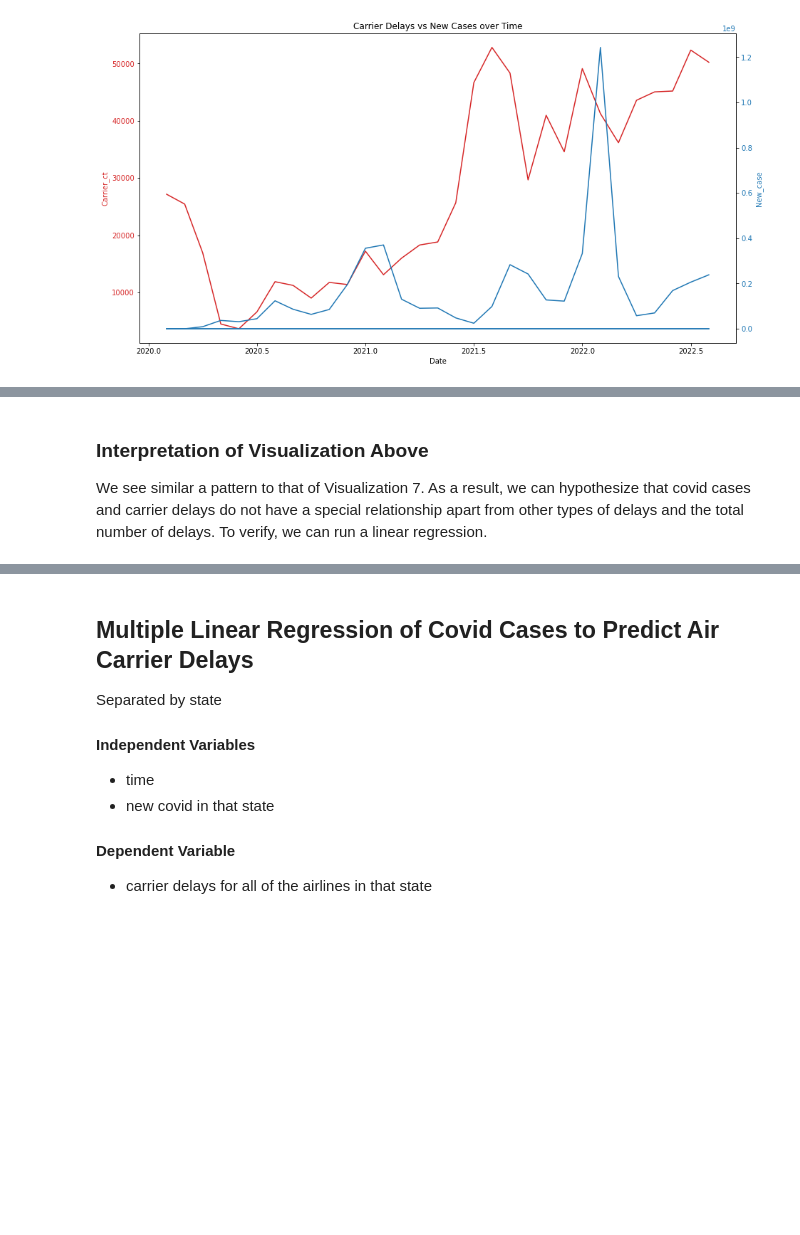
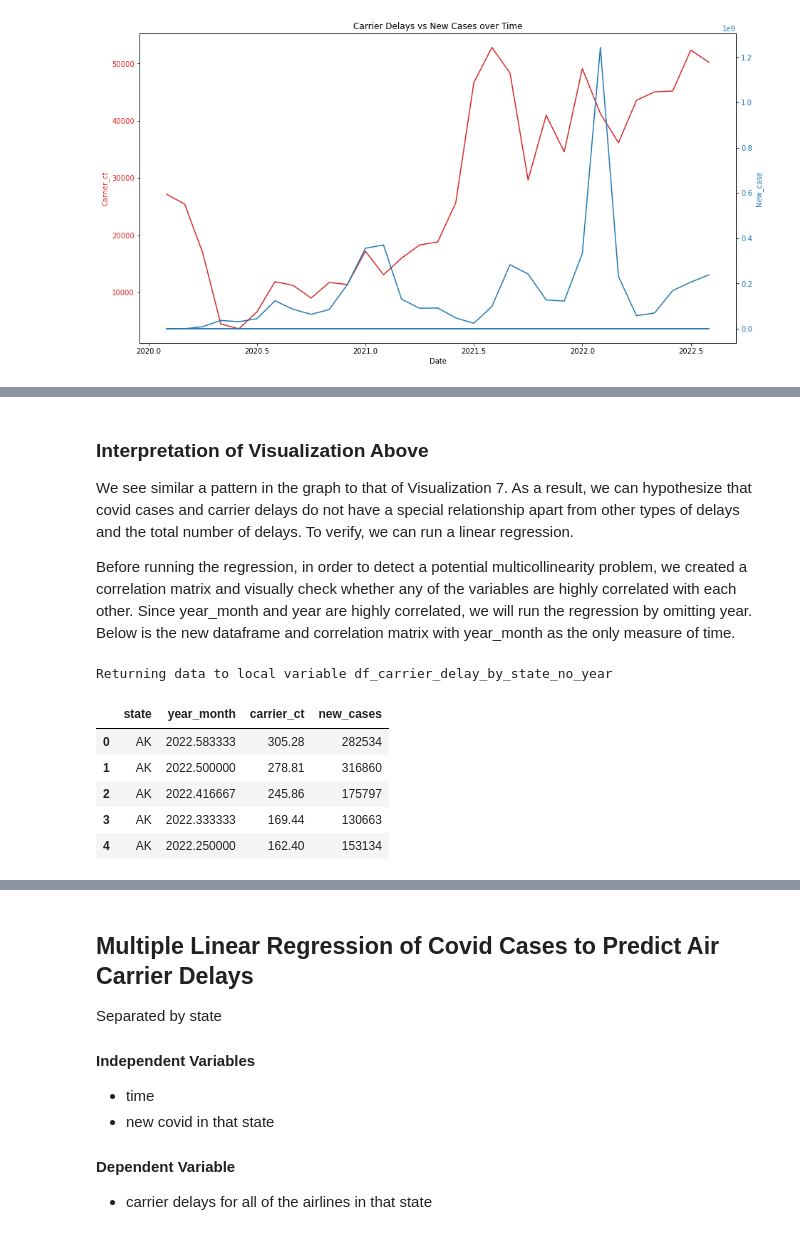
Before and after one commit to maddiklancher/2950Project, a Jupyter notebook: project2950-phase5.ipynb, the cells around one changed output, grey strips where cells are left out. Drawn from its saved outputs; the diff is of its cells as text; code cells hidden in the pictures; blank space fills up the shorter version.

```diff
--- a/project2950-phase5.ipynb
+++ b/project2950-phase5.ipynb
@@ -769,4 +797,17 @@ plt.show()
 # %% [markdown]
 ### Interpretation of Visualization Above
 
-We see similar a pattern to that of Visualization 7. As a result, we can hypothesize that covid cases and carrier delays do not have a special relationship apart from other types of delays and the total number of delays. To verify, we can run a linear regression.
+We see similar a pattern in the graph to that of Visualization 7. As a result, we can hypothesize that covid cases and carrier delays do not have a special relationship apart from other types of delays and the total number of delays. To verify, we can run a linear regression.
+
+Before running the regression, in order to detect a potential multicollinearity problem, we created a correlation matrix and visually check whether any of the variables are highly correlated with each other. Since year_month and year are highly correlated, we will run the regression by omitting year. Below is the new dataframe and correlation matrix with year_month as the only measure of time.
+# %%
+%sql df_carrier_delay_by_state_no_year << SELECT state, year_month, sum(carrier_ct) AS carrier_ct, sum(new_case) AS new_cases FROM df_covid_flight GROUP BY state, year_month ORDER BY state ASC
+df_carrier_delay_by_state_no_year.head()
+# %% [output]
+Returning data to local variable df_carrier_delay_by_state_no_year
+|  | state | year_month | carrier_ct | new_cases |
+| 0 | AK | 2022.583333 | 305.28 | 282534 |
+| 1 | AK | 2022.500000 | 278.81 | 316860 |
+| 2 | AK | 2022.416667 | 245.86 | 175797 |
+| 3 | AK | 2022.333333 | 169.44 | 130663 |
+| 4 | AK | 2022.250000 | 162.40 | 153134 |
```
Also changed, not shown: parts of 8 cells of this notebook.
